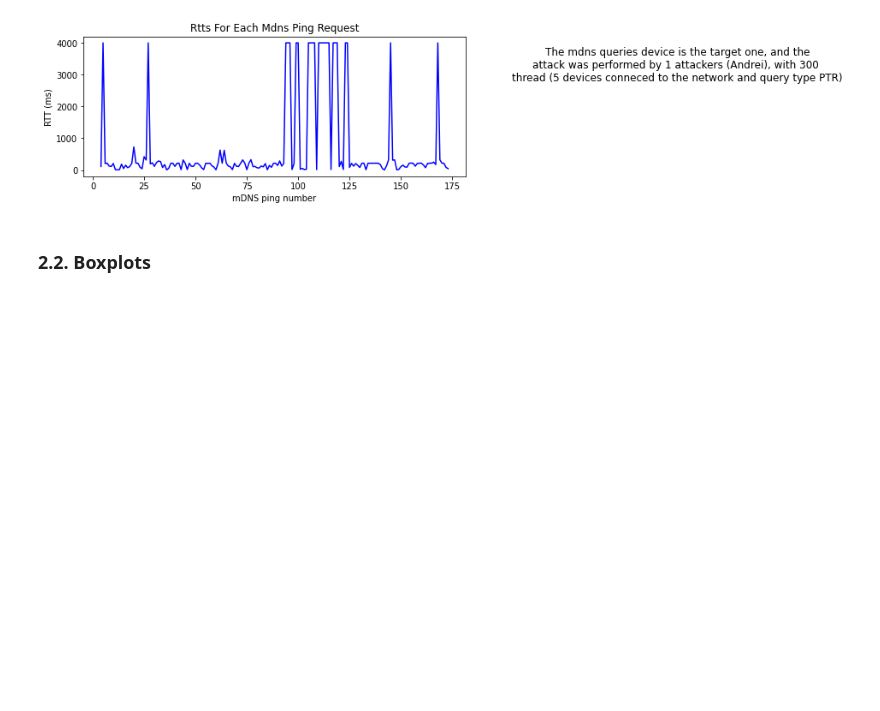
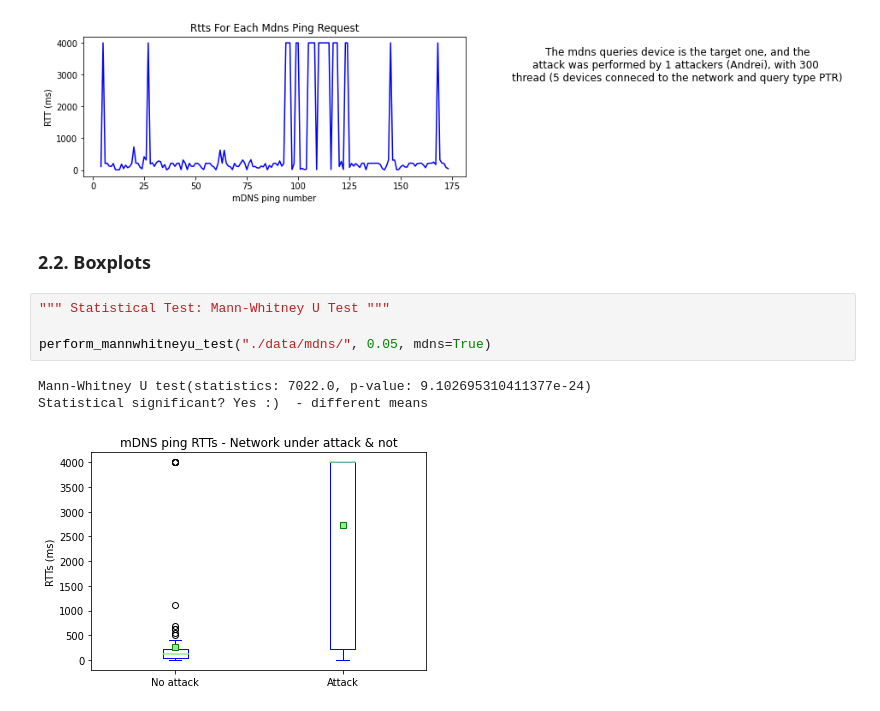
Before and after one commit to aiman-al-masoud/mdns-security, a Jupyter notebook: analysis/main.ipynb, the cells around one changed output. Saved outputs shown, nothing was run; the diff lists cells and outputs as text; blank space fills up the shorter version.

```diff
--- a/analysis/main.ipynb
+++ b/analysis/main.ipynb
@@ -65,3 +64,11 @@ for filename in os.listdir("./data/mdns"):
 [figure]
 # %% [markdown]
 ### 2.2. Boxplots
+# %%
+""" Statistical Test: Mann-Whitney U Test """
+
+perform_mannwhitneyu_test("./data/mdns/", 0.05, mdns=True)
+# %% [output]
+Mann-Whitney U test(statistics: 7022.0, p-value: 9.102695310411377e-24)
+Statistical significant? Yes :)  - different means
+[figure, added]
```
Also changed, not shown: parts of 2 cells of this notebook, 2 other files.
